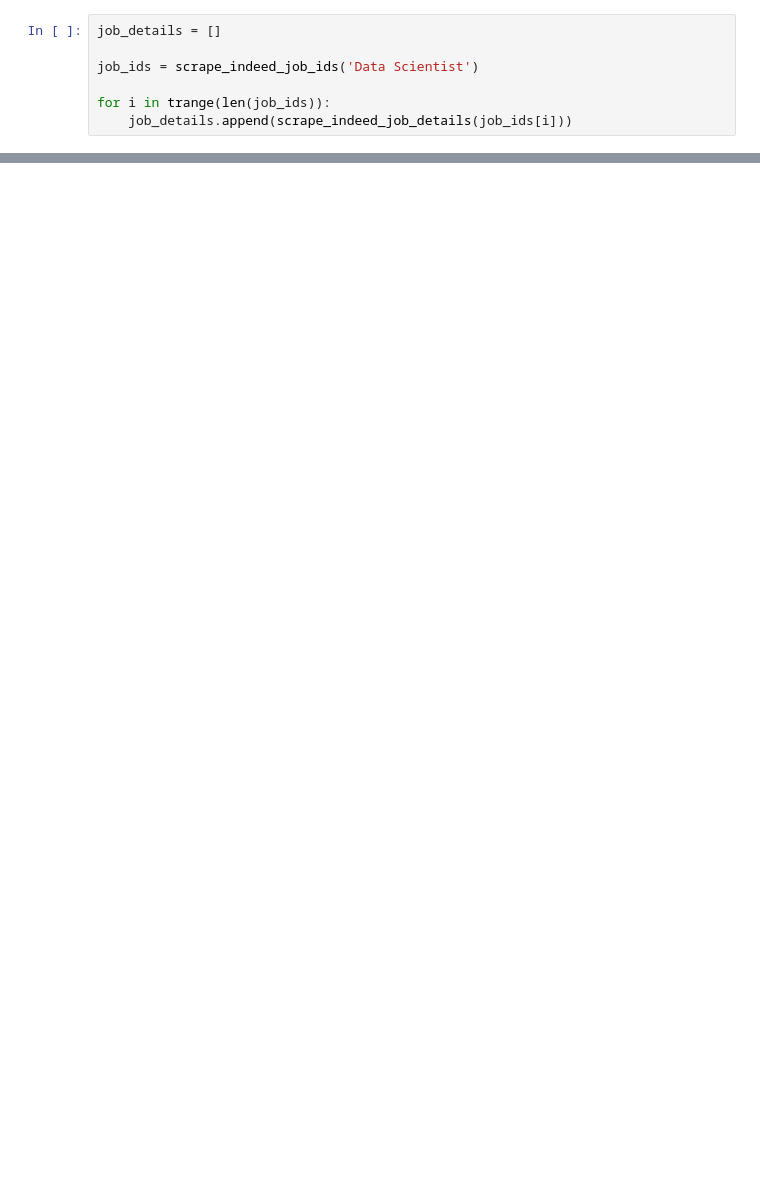
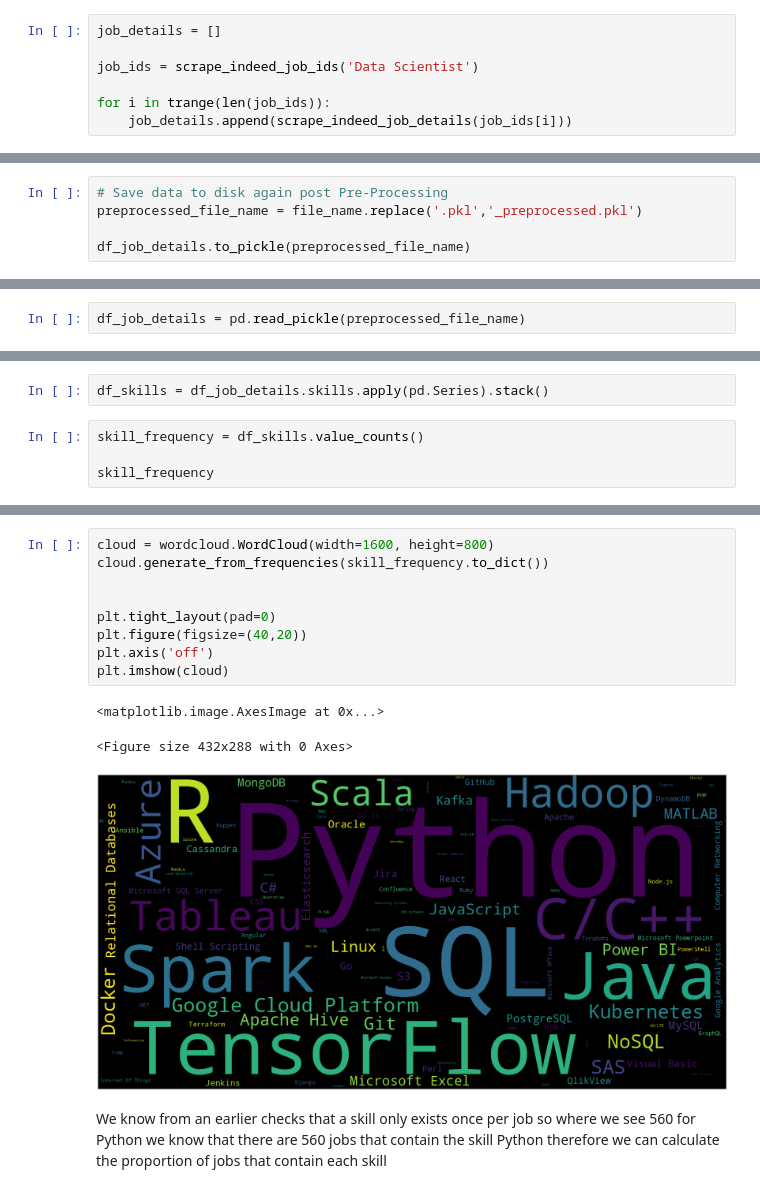
Before and after one commit to neilpmayhew/udacity-data-scientist-nd, a Jupyter notebook: 01-data-science-blog/uk-data-science-job-analysis.ipynb, the cells around one changed output, grey strips where cells are left out. Saved outputs shown, nothing was run; the diff lists cells and outputs as text; blank space fills up the shorter version.

Commit message:
feat: exploratory data analysis for skills and locations + beginning work on job types and salary

```diff
--- a/01-data-science-blog/uk-data-science-job-analysis.ipynb
+++ b/01-data-science-blog/uk-data-science-job-analysis.ipynb
@@ -120,0 +227,5 @@ for i in trange(len(job_ids)):
+# %%
+# Save data to disk again post Pre-Processing
+preprocessed_file_name = file_name.replace('.pkl','_preprocessed.pkl')
+
+df_job_details.to_pickle(preprocessed_file_name)
@@ -120,0 +234,2 @@ for i in trange(len(job_ids)):
+# %%
+df_job_details = pd.read_pickle(preprocessed_file_name)
@@ -120,0 +238,6 @@ for i in trange(len(job_ids)):
+# %%
+df_skills = df_job_details.skills.apply(pd.Series).stack()
+# %%
+skill_frequency = df_skills.value_counts()
+
+skill_frequency
@@ -120,0 +257,15 @@ for i in trange(len(job_ids)):
+# %%
+cloud = wordcloud.WordCloud(width=1600, height=800)
+cloud.generate_from_frequencies(skill_frequency.to_dict())
+
+
+plt.tight_layout(pad=0)
+plt.figure(figsize=(40,20))
+plt.axis('off')
+plt.imshow(cloud)
+# %% [output]
+<matplotlib.image.AxesImage at 0x...>
+<Figure size 432x288 with 0 Axes>
+[figure, added]
+# %% [markdown]
+We know from an earlier checks that a skill only exists once per job so where we see 560 for Python we know that there are 560 jobs that contain the skill Python therefore we can calculate the proportion of jobs that contain each skill
```
Also changed, not shown: parts of 34 cells of this notebook.
